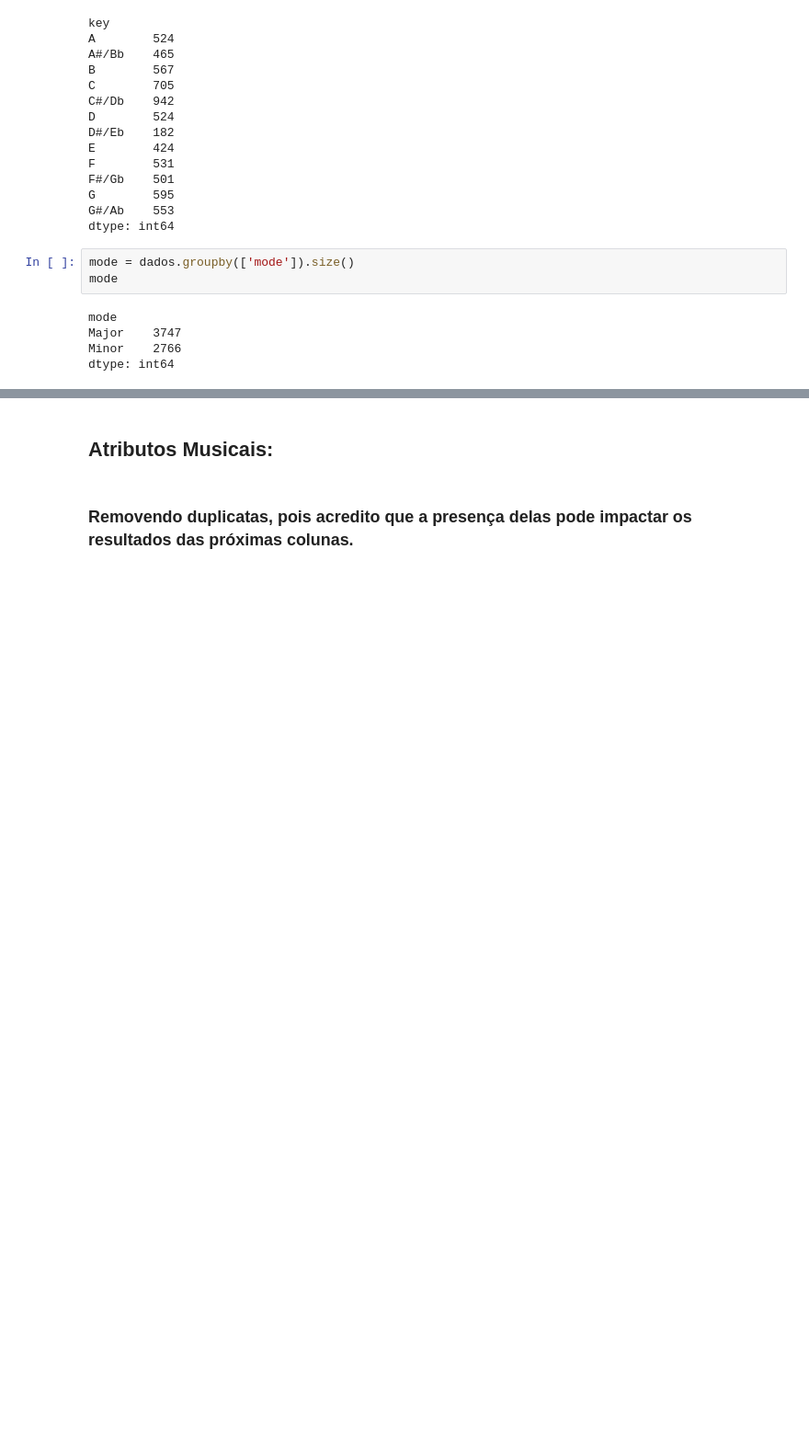
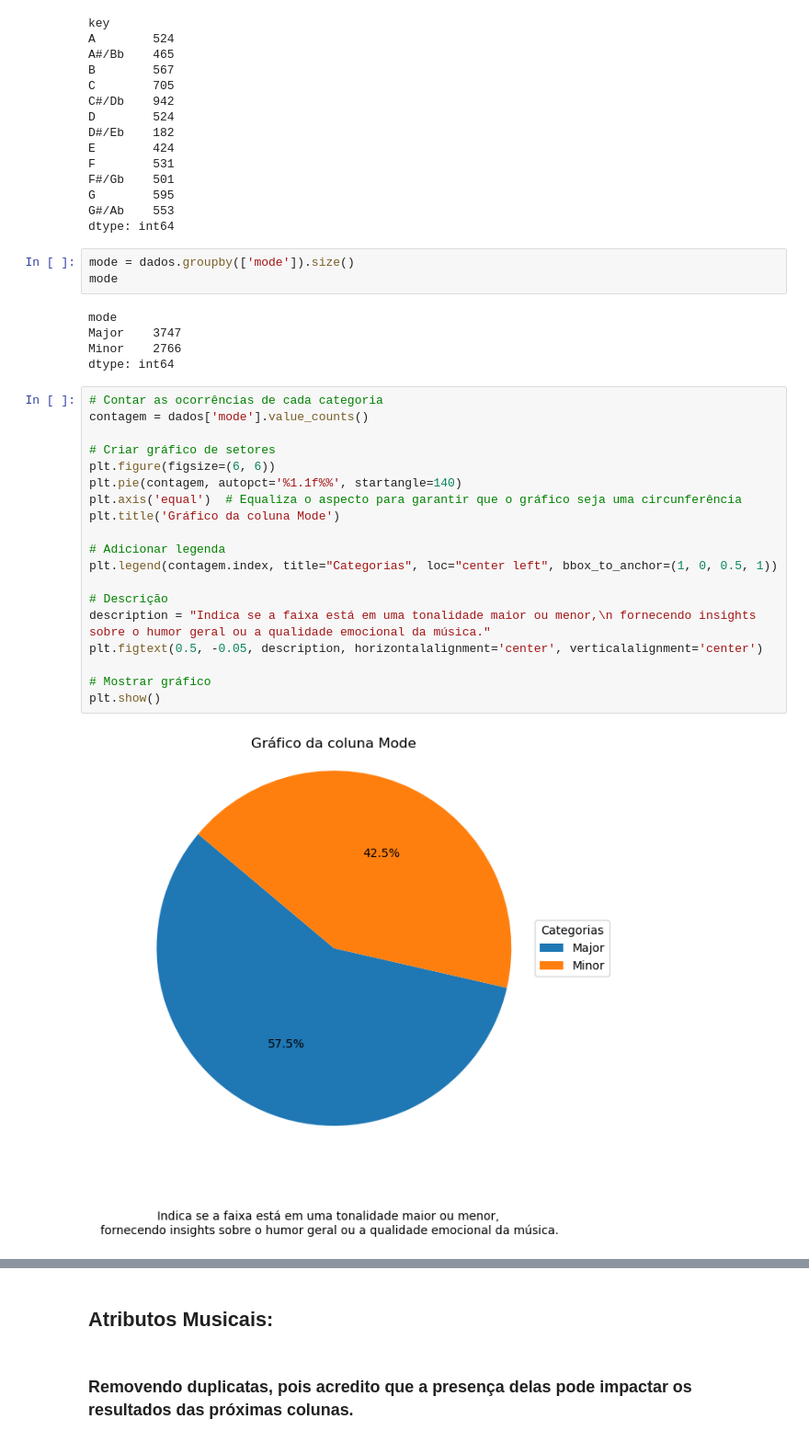
Before and after one commit to EandroC/ExplorandoPrincipaisMusicasDoSpotify, a Jupyter notebook: Analise.ipynb, the cells around one changed output, grey strips where cells are left out. Shown at 92% size. Saved outputs shown, nothing was run; the diff lists cells and outputs as text; blank space fills up the shorter version.

Commit message:
Novos gráficos que ainda serão modificados

```diff
--- a/Analise.ipynb
+++ b/Analise.ipynb
@@ -319,3 +274,24 @@ mode
 Major    3747
 Minor    2766
 dtype: int64
+# %%
+# Contar as ocorrências de cada categoria
+contagem = dados['mode'].value_counts()
+
+# Criar gráfico de setores
+plt.figure(figsize=(6, 6))
+plt.pie(contagem, autopct='%1.1f%%', startangle=140)
+plt.axis('equal')  # Equaliza o aspecto para garantir que o gráfico seja uma circunferência
+plt.title('Gráfico da coluna Mode')
+
+# Adicionar legenda
+plt.legend(contagem.index, title="Categorias", loc="center left", bbox_to_anchor=(1, 0, 0.5, 1))
+
+# Descrição
+description = "Indica se a faixa está em uma tonalidade maior ou menor,\n fornecendo insights sobre o humor geral ou a qualidade emocional da música."
+plt.figtext(0.5, -0.05, description, horizontalalignment='center', verticalalignment='center')
+
+# Mostrar gráfico
+plt.show()
+# %% [output]
+[figure, added]
```
Also changed, not shown: parts of 15 cells of this notebook.
